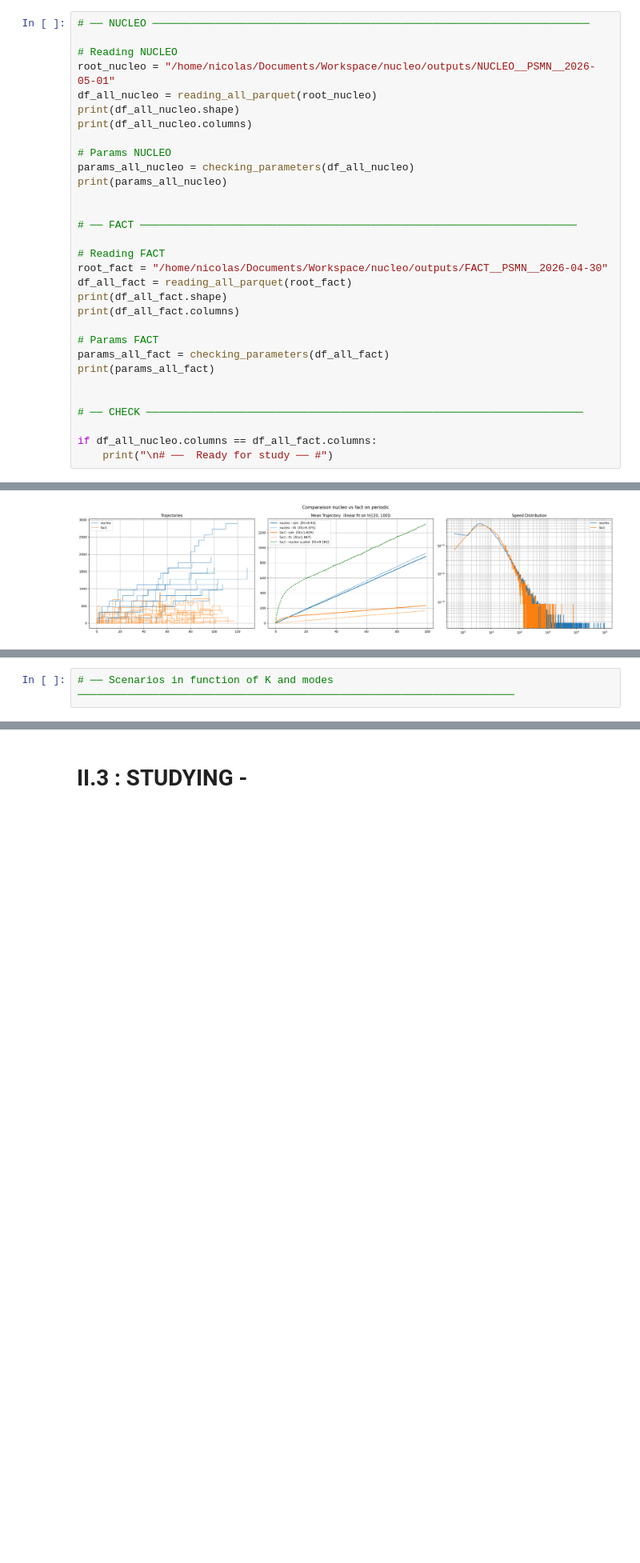
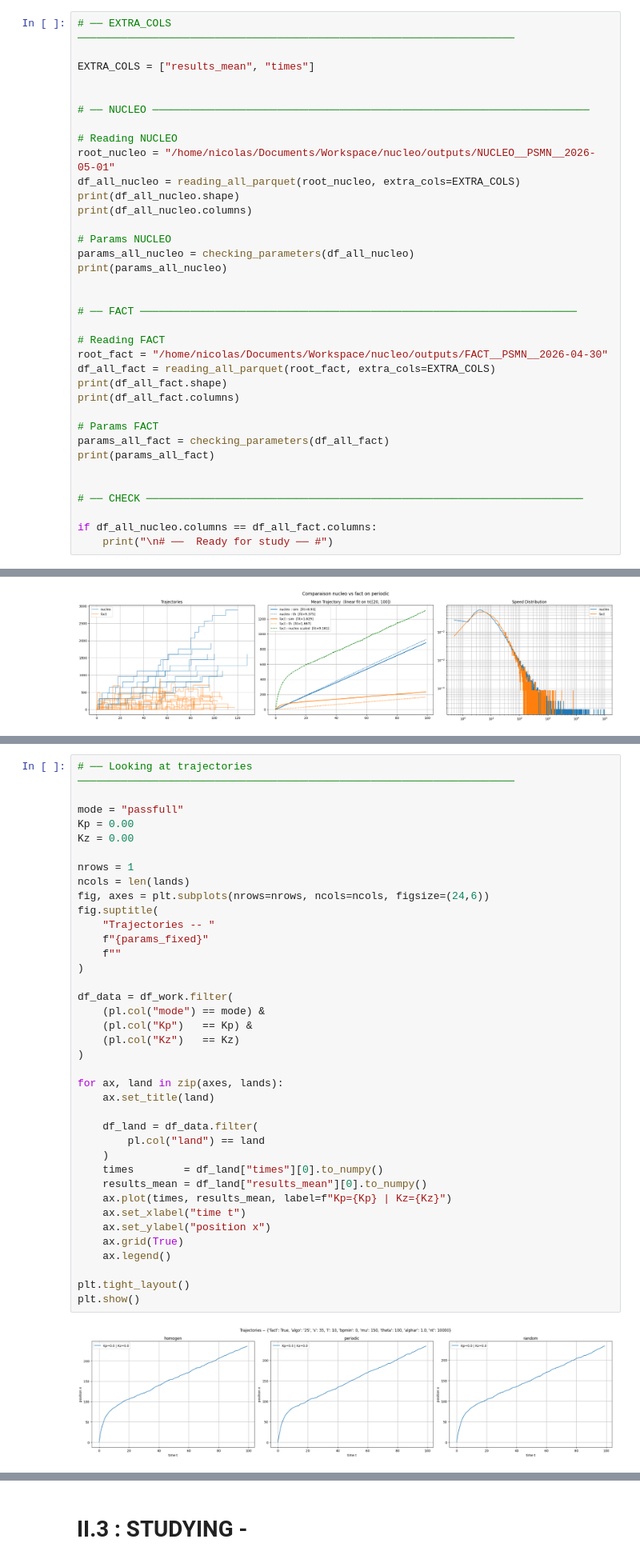
Before and after one commit to npelletbossot/Workspace, a Jupyter notebook: notebooks/work/fact.ipynb, the cells around one changed output, grey strips where cells are left out. Shown at 80% size. Cells and saved outputs as stored; diff of their text form; blank space fills up the shorter version.

```diff
--- a/notebooks/work/fact.ipynb
+++ b/notebooks/work/fact.ipynb
@@ -25,11 +25,16 @@ print(df_j.columns)
 ['algo', 'fact', 'mode', 'dstr', 'land', 's', 'l', 'bpmin', 'mu', 'theta', 'alphaf', 'alphao', 'beta', 'rcapt', 'rrest', 'alphac', 'alphad', 'alphar', 'krel', 'Kp', 'Kz', 'c_linker', 'c_nucleo', 'Lmin ...
 ['algo', 'fact', 'mode', 'dstr', 'land', 's', 'l', 'bpmin', 'mu', 'theta', 'alphaf', 'alphao', 'beta', 'rcapt', 'rrest', 'alphac', 'alphad', 'alphar', 'krel', 'Kp', 'Kz', 'c_linker', 'c_nucleo', 'Lmin ...
 # %%
+# ── EXTRA_COLS ──────────────────────────────────────────────────────────────────────
+
+EXTRA_COLS = ["results_mean", "times"]
+
+
 # ── NUCLEO ──────────────────────────────────────────────────────────────────────
 
 # Reading NUCLEO
 root_nucleo = "/home/nicolas/Documents/Workspace/nucleo/outputs/NUCLEO__PSMN__2026-05-01"
-df_all_nucleo = reading_all_parquet(root_nucleo)
+df_all_nucleo = reading_all_parquet(root_nucleo, extra_cols=EXTRA_COLS)
 print(df_all_nucleo.shape)
 print(df_all_nucleo.columns)
 
@@ -42,7 +47,7 @@ print(params_all_nucleo)
 
 # Reading FACT
 root_fact = "/home/nicolas/Documents/Workspace/nucleo/outputs/FACT__PSMN__2026-04-30"
-df_all_fact = reading_all_parquet(root_fact)
+df_all_fact = reading_all_parquet(root_fact, extra_cols=EXTRA_COLS)
 print(df_all_fact.shape)
 print(df_all_fact.columns)
 
@@ -339,2 +356,40 @@ Kps   = [0.  0.1 0.2 0.3 0.4 0.5 0.6 0.7 0.8 0.9 1. ]
 # %%
-# ── Scenarios in function of K and modes ──────────────────────────────────────────────────────────────────────
+# ── Looking at trajectories ──────────────────────────────────────────────────────────────────────
+
+mode = "passfull"
+Kp = 0.00
+Kz = 0.00
+
+nrows = 1
+ncols = len(lands)
+fig, axes = plt.subplots(nrows=nrows, ncols=ncols, figsize=(24,6))
+fig.suptitle(
+    "Trajectories -- "
+    f"{params_fixed}"
+    f""
+)
+
+df_data = df_work.filter(
+    (pl.col("mode") == mode) &
+    (pl.col("Kp")   == Kp) &
+    (pl.col("Kz")   == Kz)
+)
+
+for ax, land in zip(axes, lands):
+    ax.set_title(land)
+
+    df_land = df_data.filter(
+        pl.col("land") == land
+    )
+    times        = df_land["times"][0].to_numpy()
+    results_mean = df_land["results_mean"][0].to_numpy()
+    ax.plot(times, results_mean, label=f"Kp={Kp} | Kz={Kz}")
+    ax.set_xlabel("time t")
+    ax.set_ylabel("position x")
+    ax.grid(True)
+    ax.legend()
+
+plt.tight_layout()
+plt.show()
+# %% [output]
+[figure, added]
```
Also changed, not shown: parts of 10 cells of this notebook.
